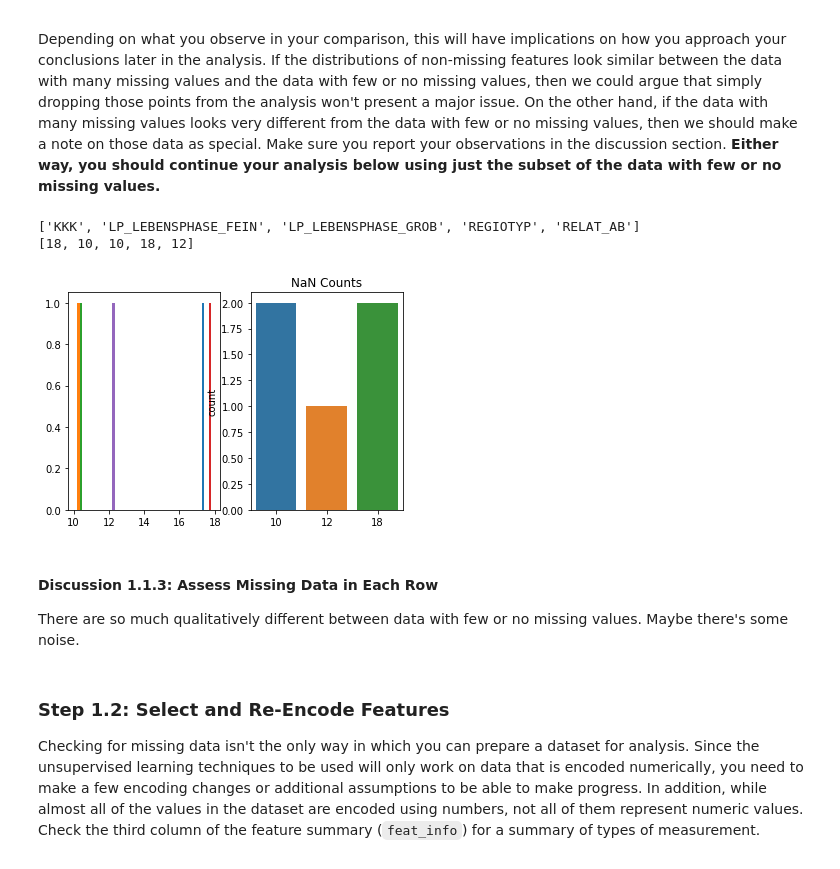
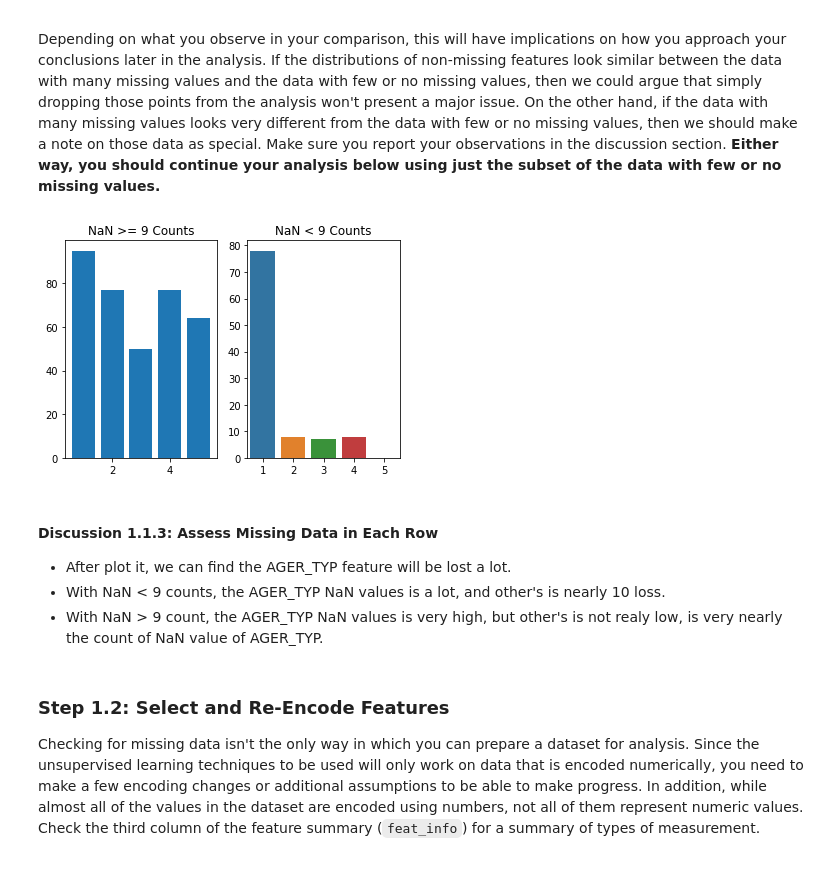
Before and after one commit to kylechenoO/Identify_Customer_Segments, a Jupyter notebook: Identify_Customer_Segments.ipynb, the cells around one changed output. Cells and saved outputs as stored; diff of their text form; code cells hidden in the pictures.

```diff
--- a/Identify_Customer_Segments.ipynb
+++ b/Identify_Customer_Segments.ipynb
@@ -193,6 +193,14 @@ print(drop_lst)
 # After Check Only drop 'KBA05_BAUMAX', 'ALTER_HH'
 drop_lst = ['KBA05_BAUMAX', 'ALTER_HH']
 azdias.drop(drop_lst, axis = 1, inplace = True)
+# %%
+# After Check for the remaining columns it seemd like the same one
+# LP_LEBENSPHASE_GROB -> LP_LEBENSPHASE_FEIN
+# LP_FAMILIE_GROB -> LP_FAMILIE_FEIN
+# LP_STATUS_GROB -> LP_STATUS_FEIN
+# CAMEO_DEUG_2015 -> CAMEO_DEU_2015
+drop_lst = ['LP_LEBENSPHASE_GROB', 'LP_FAMILIE_GROB', 'LP_STATUS_GROB', 'CAMEO_DEUG_2015']
+azdias.drop(drop_lst, axis = 1, inplace = True)
 # %% [markdown]
 #### Discussion 1.1.2: Assess Missing Data in Each Column
 
@@ -220,41 +229,37 @@ df_nor = azdias[azdias.index.isin(nan_line[nan_line < 9].index)]
 # %%
 # Compare the distribution of values for at least five columns where there are
 # no or few missing values, between the two subsets.
 # plot it
-def show(df_aly, features):
+def show(df_aly1, df_aly2, features):
     X = []
-    Y = []
+    Y1 = []
+    Y2 = []
     for feature in features:
         X.append(feature)
-        Y.append(df_aly[feature].isnull().sum())
-
-    print(X)
-    print(Y)
+        Y1.append(df_aly1[feature].isnull().sum())
+        Y2.append(df_aly2[feature].isnull().sum())
 
     plt.subplot(121)
-    plt.hist([ [x] for x in Y ])
+    plt.title('NaN >= 9 Counts')
+    plt.bar(range(1, len(X) + 1), Y1)
     plt.subplot(122)
-    sns.countplot(Y)
-    plt.title('NaN Counts')
+    plt.title('NaN < 9 Counts')
+    sns.barplot([ x + 1 for x in range(len(X)) ], Y2)
     plt.show()
 
-# df_aly = azdias[azdias.index.isin(nan_line[nan_line > 0].index)].head(4)
-# df_aly = df_aly.append(azdias[azdias.index.isin(nan_line[nan_line == 0].index)].head(1))
-# df_aly = azdias[azdias.index.isin(nan_line[nan_line > 0].index)]
-# df_aly = df_aly.append(azdias[azdias.index.isin(nan_line[nan_line == 0].index)])
-df_aly = df_nan.head(20)
-df_aly = df_aly.append(df_nor.head(20))
+df_aly1 = df_nan.head(100)
+df_aly2 = df_nor.head(100)
 
-features = ['KKK', 'LP_LEBENSPHASE_FEIN', 'LP_LEBENSPHASE_GROB', 'REGIOTYP', 'RELAT_AB']
-show(df_aly, features)
+features = ['AGER_TYP', 'KKK', 'LP_LEBENSPHASE_FEIN', 'REGIOTYP', 'RELAT_AB']
+show(df_aly1, df_aly2, features)
 # %% [output]
-['KKK', 'LP_LEBENSPHASE_FEIN', 'LP_LEBENSPHASE_GROB', 'REGIOTYP', 'RELAT_AB']
-[18, 10, 10, 18, 12]
-[figure, old version]
+[figure, new version]
-# %% [markdown]
-#### Discussion 1.1.3: Assess Missing Data in Each Row
-
-There are so much qualitatively different between data with few or no missing values. Maybe there's some noise.
+# %% [markdown]
+#### Discussion 1.1.3: Assess Missing Data in Each Row
+
+-   After plot it, we can find the AGER_TYP feature will be lost a lot.
+-   With NaN < 9 counts, the AGER_TYP NaN values is a lot, and other's is nearly 10 loss.
+-   With NaN > 9 count, the AGER_TYP NaN values is very high, but other's is not realy low, is very nearly the count of NaN value of AGER_TYP.
 # %% [markdown]
 ### Step 1.2: Select and Re-Encode Features
 
```
Also changed, not shown: parts of 25 cells of this notebook, 1 other file.
